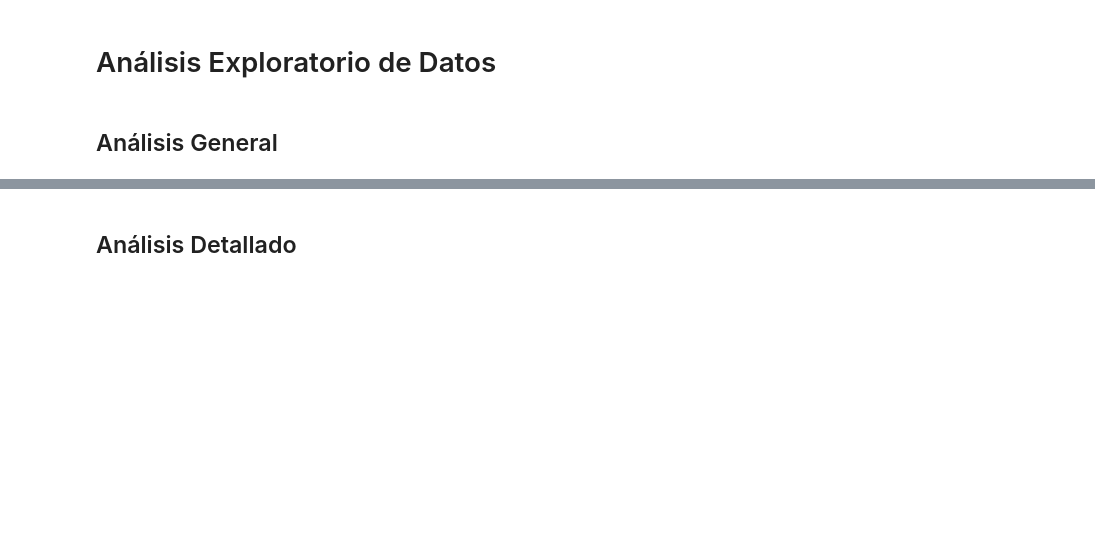
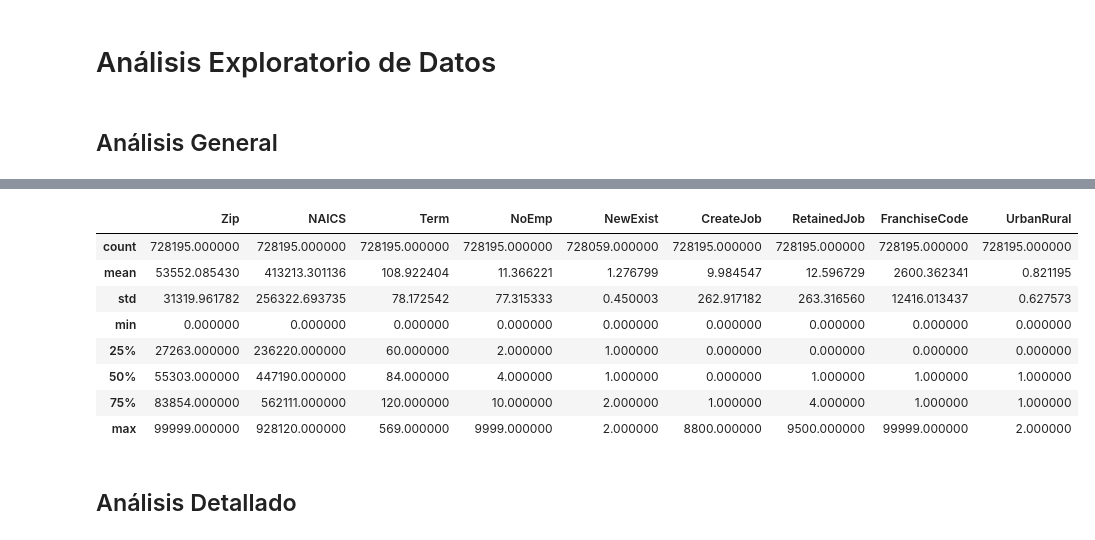
Before and after one commit to Ly-Ax/TFMasterIA, a Jupyter notebook: notebooks/data_exploration.ipynb, the cells around one changed output, grey strips where cells are left out. Saved outputs shown, nothing was run; the diff lists cells and outputs as text; code cells hidden in the pictures; blank space fills up the shorter version.

```diff
--- a/notebooks/data_exploration.ipynb
+++ b/notebooks/data_exploration.ipynb
@@ -20,3 +64,15 @@ df.sample(3)
+# %%
+df.iloc[:,1:].describe()
+# %% [output]
+|  | Zip | NAICS | Term | NoEmp | NewExist | CreateJob | RetainedJob | FranchiseCode | UrbanRural |
+| count | 728195.000000 | 728195.000000 | 728195.000000 | 728195.000000 | 728059.000000 | 728195.000000 | 728195.000000 | 728195.000000 | 728195.000000 |
+| mean | 53552.085430 | 413213.301136 | 108.922404 | 11.366221 | 1.276799 | 9.984547 | 12.596729 | 2600.362341 | 0.821195 |
+| std | 31319.961782 | 256322.693735 | 78.172542 | 77.315333 | 0.450003 | 262.917182 | 263.316560 | 12416.013437 | 0.627573 |
+| min | 0.000000 | 0.000000 | 0.000000 | 0.000000 | 0.000000 | 0.000000 | 0.000000 | 0.000000 | 0.000000 |
+| 25% | 27263.000000 | 236220.000000 | 60.000000 | 2.000000 | 1.000000 | 0.000000 | 0.000000 | 0.000000 | 0.000000 |
+| 50% | 55303.000000 | 447190.000000 | 84.000000 | 4.000000 | 1.000000 | 0.000000 | 1.000000 | 1.000000 | 1.000000 |
+| 75% | 83854.000000 | 562111.000000 | 120.000000 | 10.000000 | 2.000000 | 1.000000 | 4.000000 | 1.000000 | 1.000000 |
+| max | 99999.000000 | 928120.000000 | 569.000000 | 9999.000000 | 2.000000 | 8800.000000 | 9500.000000 | 99999.000000 | 2.000000 |
 # %% [markdown]
 ## Análisis Detallado
 # %% [markdown]
```
Also changed, not shown: parts of 21 cells of this notebook, 1 other file.
